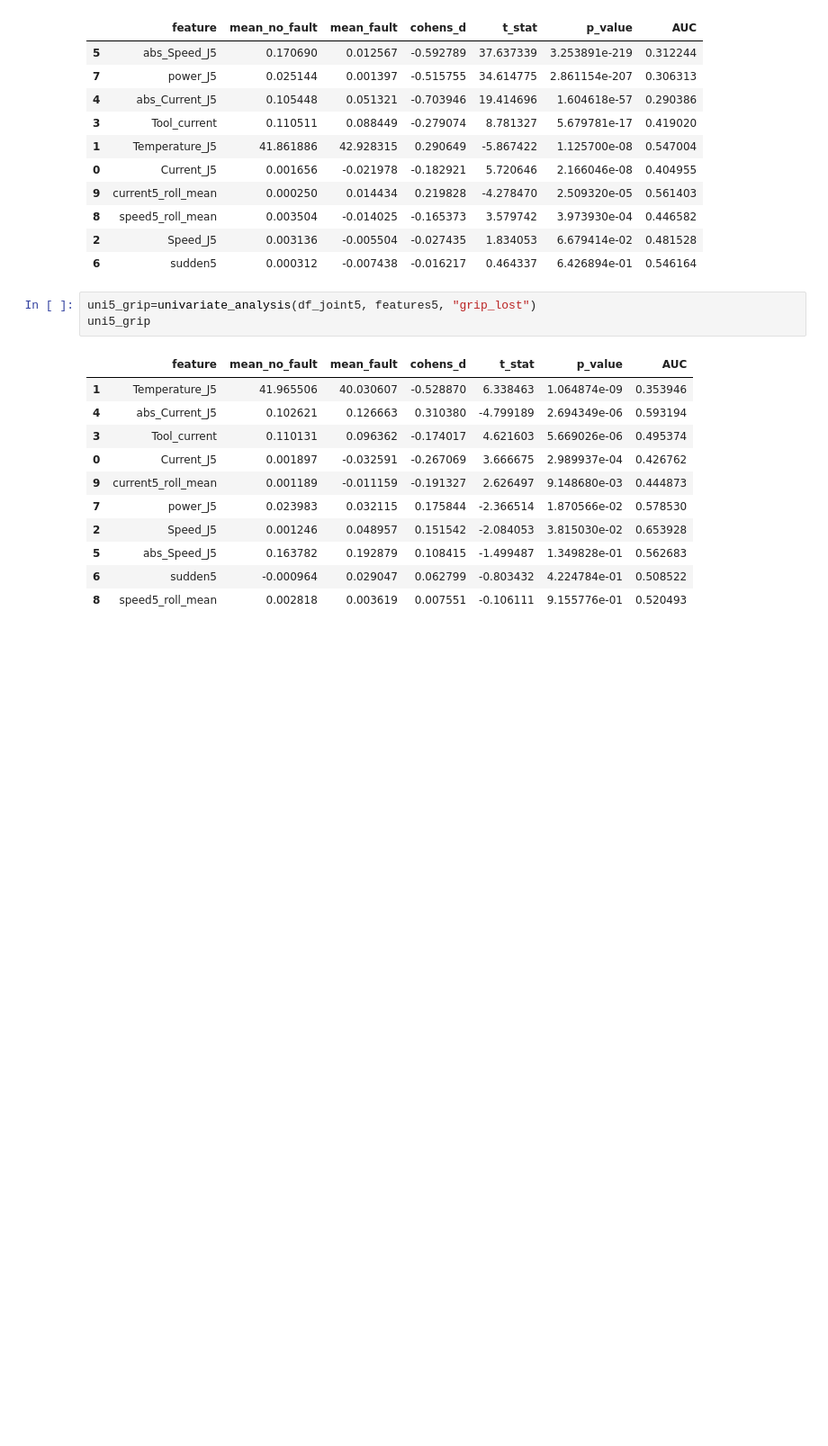
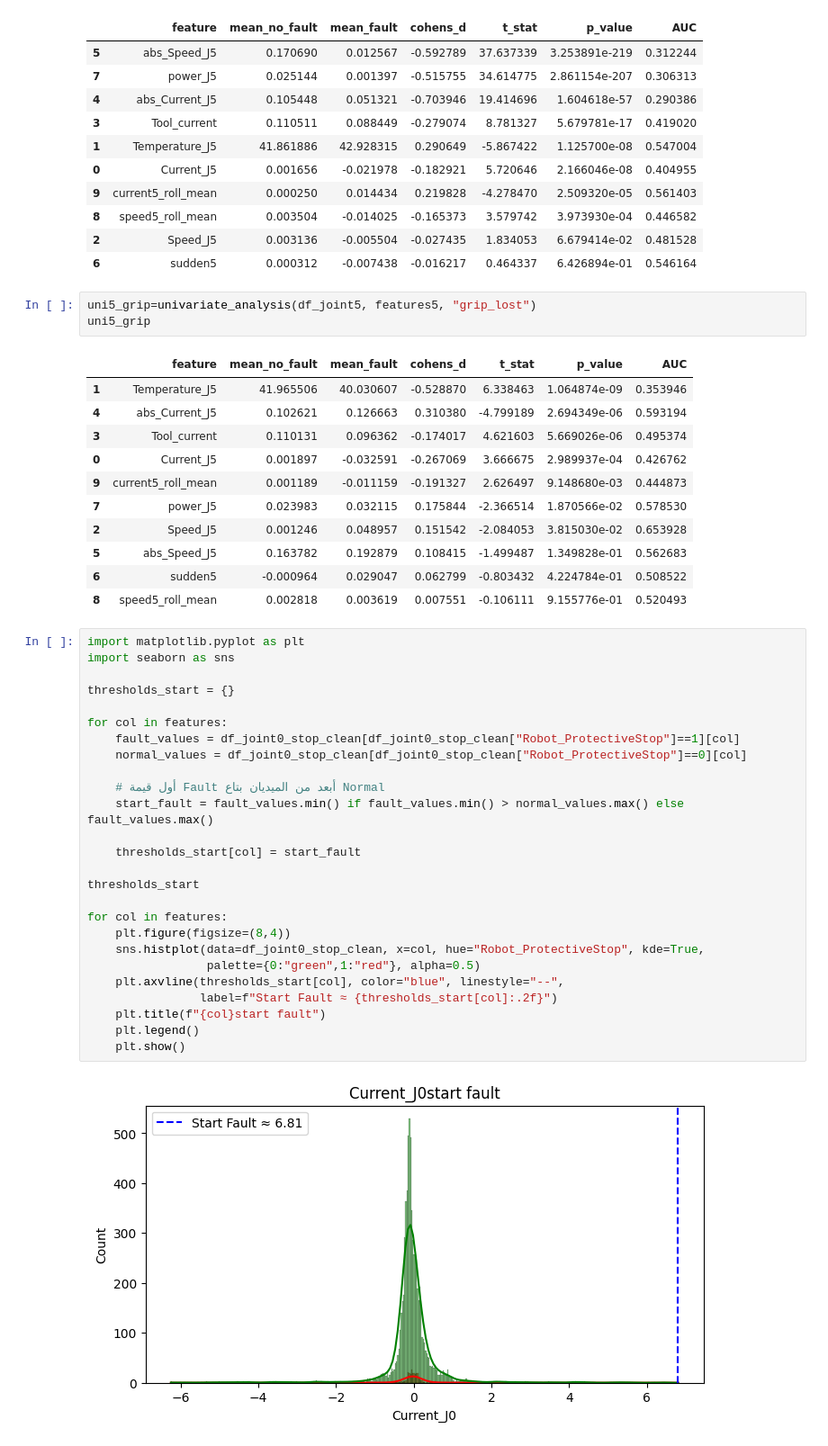
Before and after one commit to faridahamid/Robo-Fault, a Jupyter notebook: check.ipynb, the cells around one changed output. Shown at 90% size. Cells and saved outputs as stored; diff of their text form; blank space fills up the shorter version.

```diff
--- a/check.ipynb
+++ b/check.ipynb
@@ -473,3 +478,31 @@ uni5_grip
 | 5 | abs_Speed_J5 | 0.163782 | 0.192879 | 0.108415 | -1.499487 | 1.349828e-01 | 0.562683 |
 | 6 | sudden5 | -0.000964 | 0.029047 | 0.062799 | -0.803432 | 4.224784e-01 | 0.508522 |
 | 8 | speed5_roll_mean | 0.002818 | 0.003619 | 0.007551 | -0.106111 | 9.155776e-01 | 0.520493 |
+# %%
+import matplotlib.pyplot as plt
+import seaborn as sns
+
+thresholds_start = {}
+
+for col in features:
+    fault_values = df_joint0_stop_clean[df_joint0_stop_clean["Robot_ProtectiveStop"]==1][col]
+    normal_values = df_joint0_stop_clean[df_joint0_stop_clean["Robot_ProtectiveStop"]==0][col]
+
+    # أول قيمة Fault أبعد من الميديان بتاع Normal
+    start_fault = fault_values.min() if fault_values.min() > normal_values.max() else fault_values.max()
+
+    thresholds_start[col] = start_fault
+
+thresholds_start
+
+for col in features:
+    plt.figure(figsize=(8,4))
+    sns.histplot(data=df_joint0_stop_clean, x=col, hue="Robot_ProtectiveStop", kde=True,
+                 palette={0:"green",1:"red"}, alpha=0.5)
+    plt.axvline(thresholds_start[col], color="blue", linestyle="--",
+                label=f"Start Fault ≈ {thresholds_start[col]:.2f}")
+    plt.title(f"{col}start fault")
+    plt.legend()
+    plt.show()
+# %% [output]
+[figure, added]
```
Also changed, not shown: parts of 21 cells of this notebook, 1 other file.
